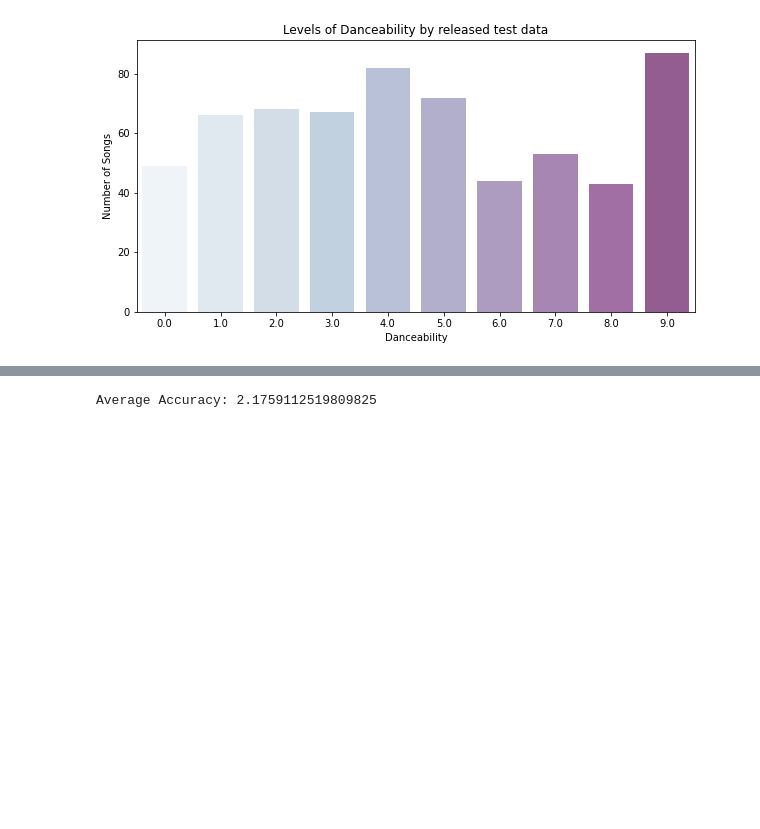
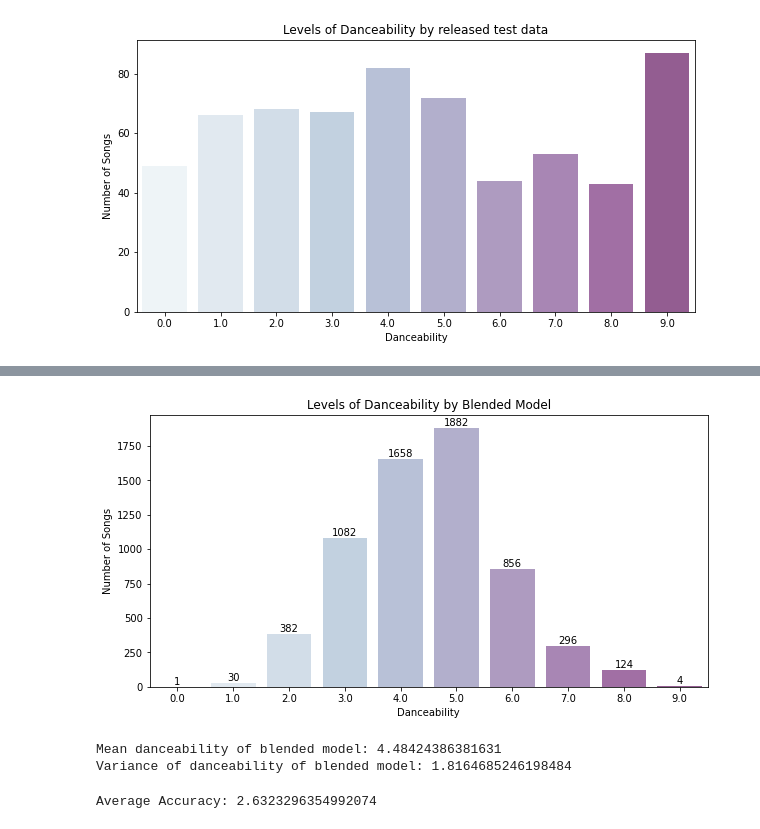
Before and after one commit to ouyang-yang/HTML, a Jupyter notebook: similarity.ipynb, the cells around one changed output, grey strips where cells are left out. Saved outputs shown, nothing was run; the diff lists cells and outputs as text; code cells hidden in the pictures; blank space fills up the shorter version.

```diff
--- a/similarity.ipynb
+++ b/similarity.ipynb
@@ -205,3 +253,27 @@ plt.show()
+# %%
+a2 = pd.read_csv('a2.csv')
+a2["Danceability"] = a2["Danceability"].astype("category")
+# Target Variable Countplot
+plt.figure(figsize = (10, 5))
+ax = sns.countplot(data=a2, x="Danceability", alpha = .70, palette = "BuPu")
+plt.title("Levels of Danceability by Blended Model")
+plt.ylabel("Number of Songs")
+
+# Add x-label onto each bar
+for p in ax.patches:
+    ax.annotate(format(p.get_height(), '.0f'), (p.get_x() + p.get_width() / 2, p.get_height()), ha = 'center', va = 'bottom')
+
+plt.show()
+
+a2["Danceability_numeric"] = a2["Danceability"].cat.codes
+danceability_mean = a2["Danceability_numeric"].mean()
+danceability_variance = a2["Danceability_numeric"].var()
+print("Mean danceability of blended model:", danceability_mean)
+print("Variance of danceability of blended model:", danceability_variance)
+# %% [output]
+[figure, added]
+Mean danceability of blended model: 4.48424386381631
+Variance of danceability of blended model: 1.8164685246198484
 # %%
 test_t = pd.read_csv('test_partial_answer.csv')
 
@@ -217,7 +289,7 @@ def test_acc(df1, df2):
     #print(merged_df)
     print("Average Accuracy:", average_accuracy)
 # %%
-df2 = pd.read_csv('ols_sc_rb_submission.csv')
+df2 = pd.read_csv('svm_hard_scaledn.csv')
 test_acc(test_t, df2)
 # %% [output]
-Average Accuracy: 2.1759112519809825
+Average Accuracy: 2.6323296354992074
```
Also changed, not shown: parts of 2 cells of this notebook, 5 other files.
